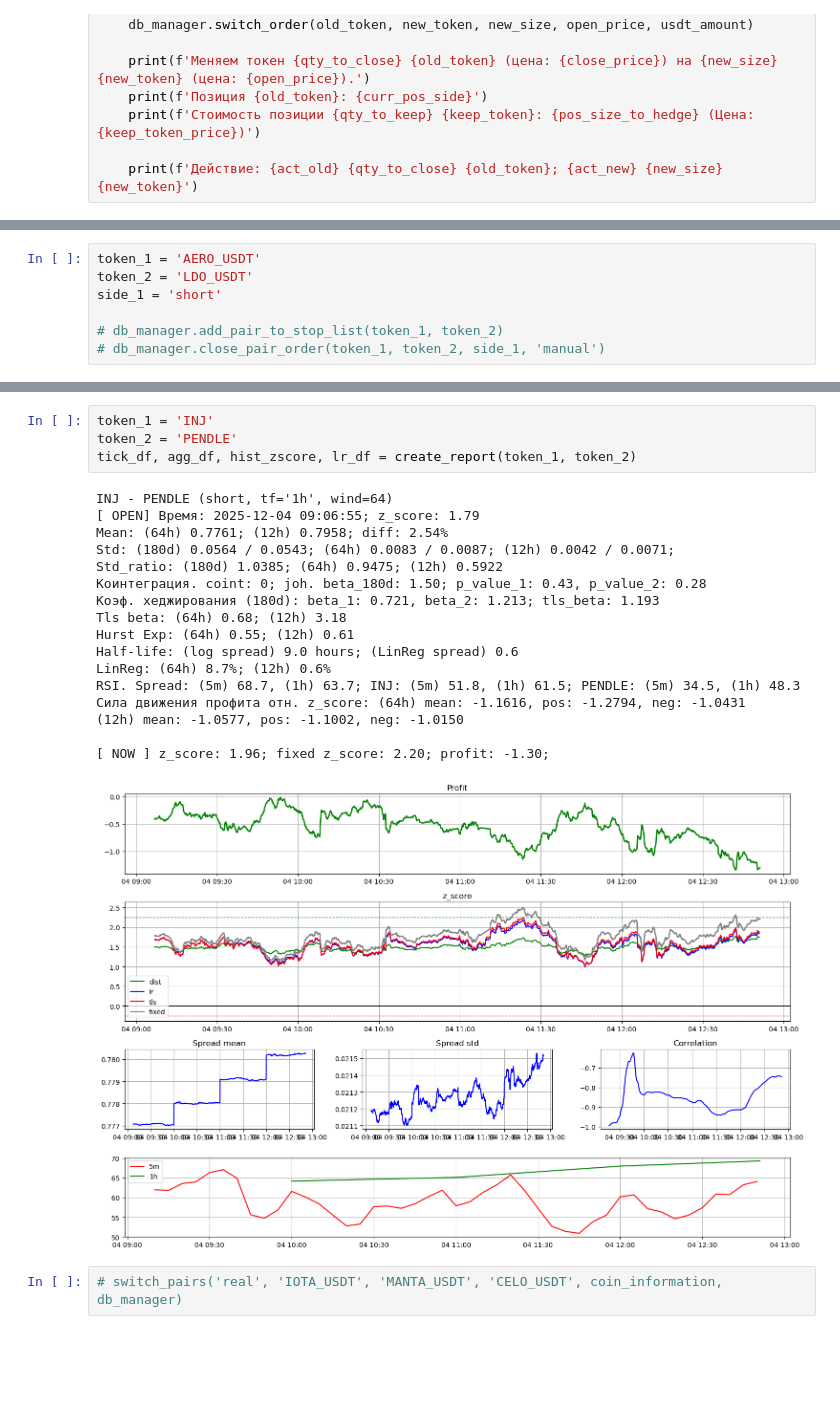
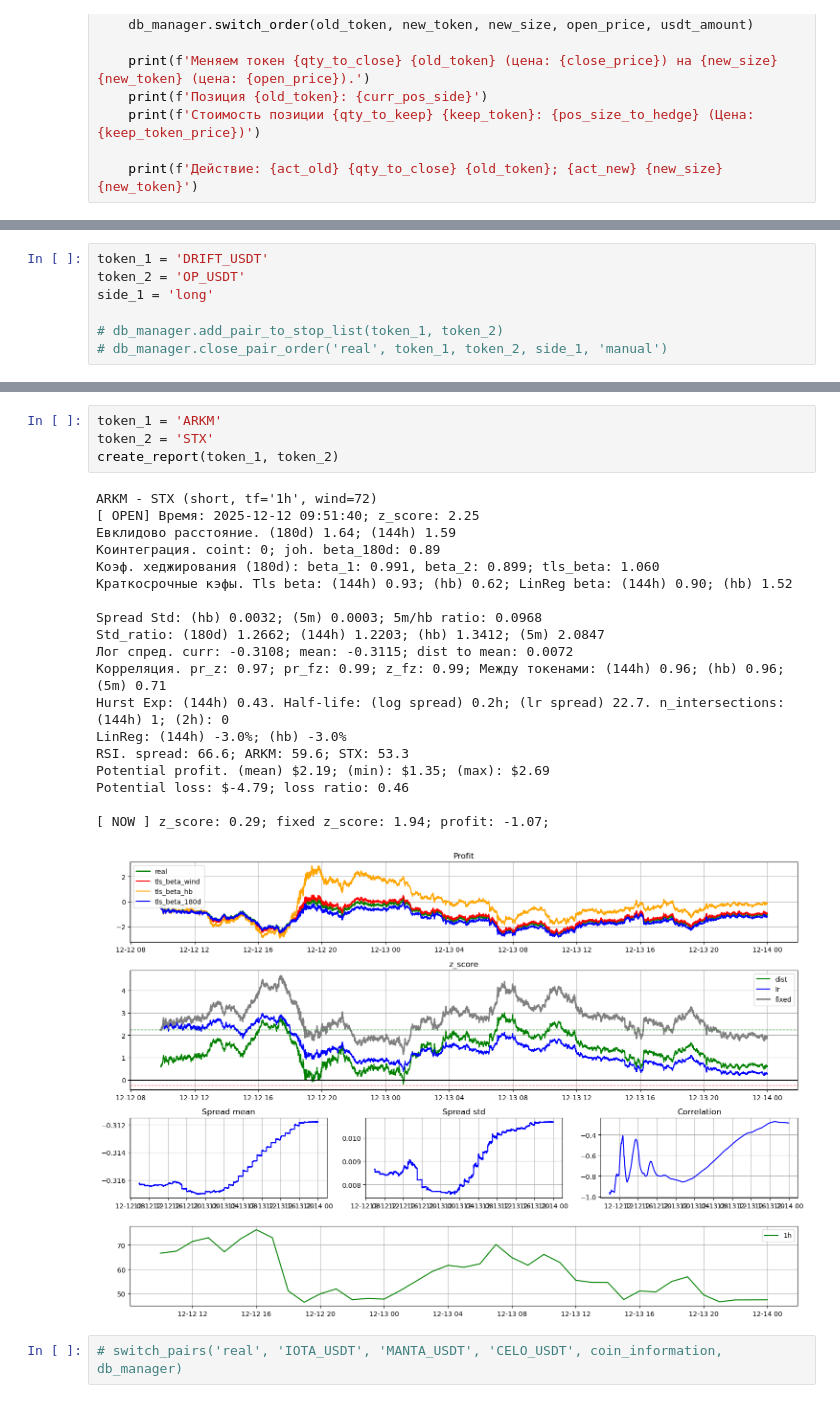
Before and after one commit to elterion/bot, a Jupyter notebook: 2. Monitoring.ipynb, the cells around one changed output, grey strips where cells are left out. Drawn from its saved outputs; the diff is of its cells as text; blank space fills up the shorter version.

```diff
--- a/2. Monitoring.ipynb
+++ b/2. Monitoring.ipynb
@@ -215,8 +116,8 @@ plot_graphs(current_pairs, thr_in, thr_out)
 # %%
-token_1 = 'AERO_USDT'
-token_2 = 'LDO_USDT'
-side_1 = 'short'
+token_1 = 'DRIFT_USDT'
+token_2 = 'OP_USDT'
+side_1 = 'long'
 
 # db_manager.add_pair_to_stop_list(token_1, token_2)
-# db_manager.close_pair_order(token_1, token_2, side_1, 'manual')
+# db_manager.close_pair_order('real', token_1, token_2, side_1, 'manual')
 # %%
@@ -394,25 +345,27 @@ def create_report(token_1, token_2):
 # %%
-token_1 = 'INJ'
-token_2 = 'PENDLE'
-tick_df, agg_df, hist_zscore, lr_df = create_report(token_1, token_2)
+token_1 = 'ARKM'
+token_2 = 'STX'
+create_report(token_1, token_2)
 # %% [output]
-INJ - PENDLE (short, tf='1h', wind=64)
-[ OPEN] Время: 2025-12-04 09:06:55; z_score: 1.79
-Mean: (64h) 0.7761; (12h) 0.7958; diff: 2.54%
-Std: (180d) 0.0564 / 0.0543; (64h) 0.0083 / 0.0087; (12h) 0.0042 / 0.0071;
-Std_ratio: (180d) 1.0385; (64h) 0.9475; (12h) 0.5922
-Коинтеграция. coint: 0; joh. beta_180d: 1.50; p_value_1: 0.43, p_value_2: 0.28
-Коэф. хеджирования (180d): beta_1: 0.721, beta_2: 1.213; tls_beta: 1.193
-Tls beta: (64h) 0.68; (12h) 3.18
-Hurst Exp: (64h) 0.55; (12h) 0.61
-Half-life: (log spread) 9.0 hours; (LinReg spread) 0.6
-LinReg: (64h) 8.7%; (12h) 0.6%
-RSI. Spread: (5m) 68.7, (1h) 63.7; INJ: (5m) 51.8, (1h) 61.5; PENDLE: (5m) 34.5, (1h) 48.3
-Сила движения профита отн. z_score: (64h) mean: -1.1616, pos: -1.2794, neg: -1.0431
-(12h) mean: -1.0577, pos: -1.1002, neg: -1.0150
+ARKM - STX (short, tf='1h', wind=72)
+[ OPEN] Время: 2025-12-12 09:51:40; z_score: 2.25
+Евклидово расстояние. (180d) 1.64; (144h) 1.59
+Коинтеграция. coint: 0; joh. beta_180d: 0.89
+Коэф. хеджирования (180d): beta_1: 0.991, beta_2: 0.899; tls_beta: 1.060
+Краткосрочные кэфы. Tls beta: (144h) 0.93; (hb) 0.62; LinReg beta: (144h) 0.90; (hb) 1.52
 
-[ NOW ] z_score: 1.96; fixed z_score: 2.20; profit: -1.30;
+Spread Std: (hb) 0.0032; (5m) 0.0003; 5m/hb ratio: 0.0968
+Std_ratio: (180d) 1.2662; (144h) 1.2203; (hb) 1.3412; (5m) 2.0847
+Лог спред. curr: -0.3108; mean: -0.3115; dist to mean: 0.0072
+Корреляция. pr_z: 0.97; pr_fz: 0.99; z_fz: 0.99; Между токенами: (144h) 0.96; (hb) 0.96; (5m) 0.71
+Hurst Exp: (144h) 0.43. Half-life: (log spread) 0.2h; (lr spread) 22.7. n_intersections: (144h) 1; (2h): 0
+LinReg: (144h) -3.0%; (hb) -3.0%
+RSI. spread: 66.6; ARKM: 59.6; STX: 53.3
+Potential profit. (mean) $2.19; (min): $1.35; (max): $2.69
+Potential loss: $-4.79; loss ratio: 0.46
+
+[ NOW ] z_score: 0.29; fixed z_score: 1.94; profit: -1.07;
-[figure, old version]
+[figure, new version]
 # %%
 # switch_pairs('real', 'IOTA_USDT', 'MANTA_USDT', 'CELO_USDT', coin_information, db_manager)
 # %%
```
Also changed, not shown: parts of 19 cells of this notebook, 8 other files.
